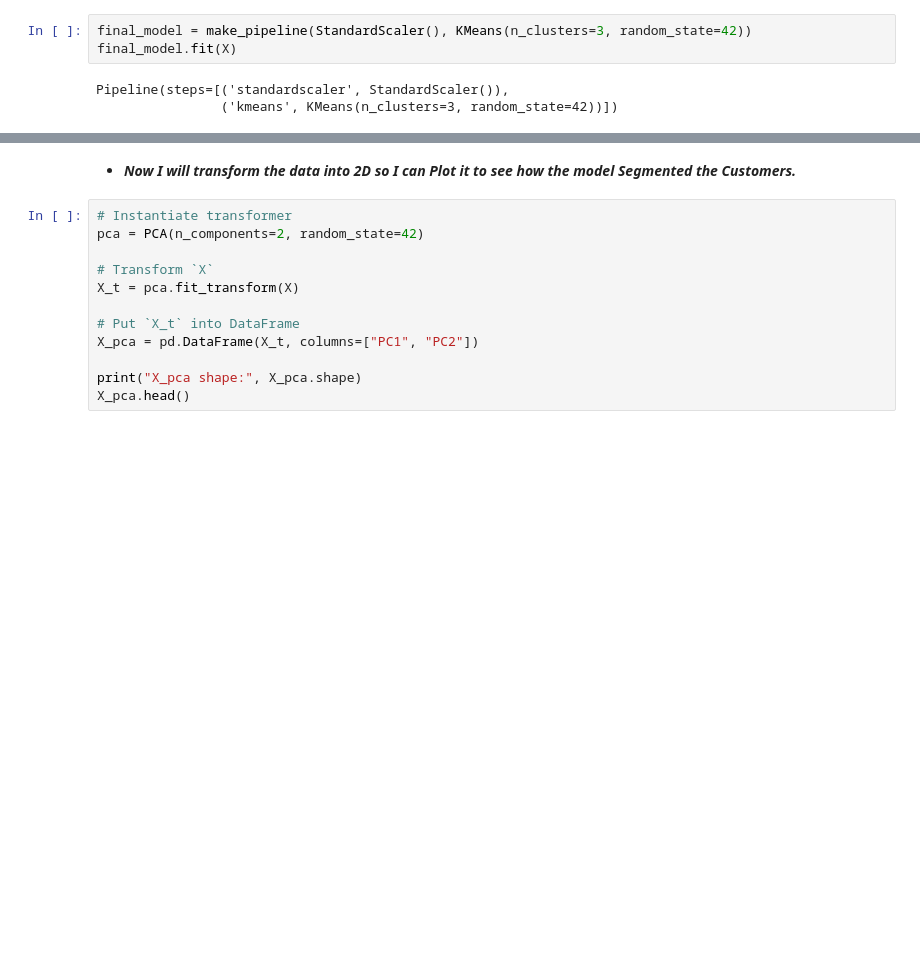
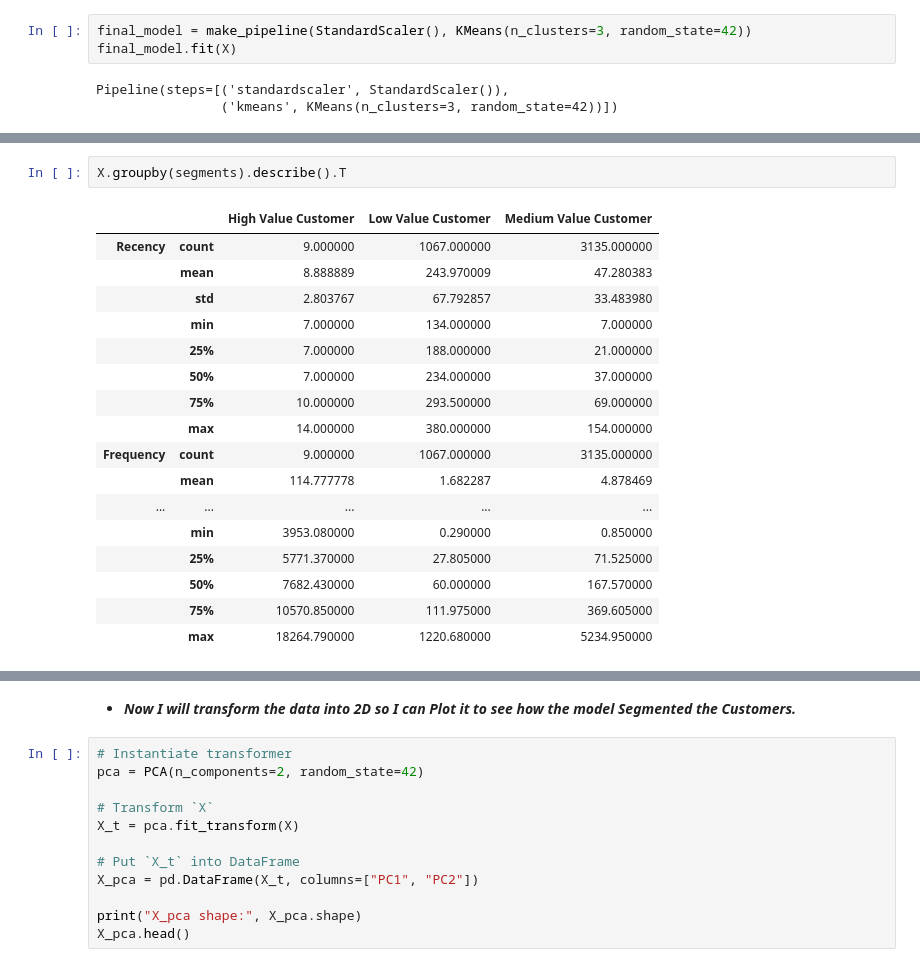
Before and after one commit to alaalmy-ahmed/Online-Retail-II, a Jupyter notebook: Clustering Analysis.ipynb, the cells around one changed output, grey strips where cells are left out. Saved outputs shown, nothing was run; the diff lists cells and outputs as text; blank space fills up the shorter version.

```diff
--- a/Clustering Analysis.ipynb
+++ b/Clustering Analysis.ipynb
@@ -128 +148,21 @@ xgb
+# %%
+X.groupby(segments).describe().T
+# %% [output]
+|  |  | High Value Customer | Low Value Customer | Medium Value Customer |
+| Recency | count | 9.000000 | 1067.000000 | 3135.000000 |
+|  | mean | 8.888889 | 243.970009 | 47.280383 |
+|  | std | 2.803767 | 67.792857 | 33.483980 |
+|  | min | 7.000000 | 134.000000 | 7.000000 |
+|  | 25% | 7.000000 | 188.000000 | 21.000000 |
+|  | 50% | 7.000000 | 234.000000 | 37.000000 |
+|  | 75% | 10.000000 | 293.500000 | 69.000000 |
+|  | max | 14.000000 | 380.000000 | 154.000000 |
+| Frequency | count | 9.000000 | 1067.000000 | 3135.000000 |
+|  | mean | 114.777778 | 1.682287 | 4.878469 |
+| ... | ... | ... | ... | ... |
+|  | min | 3953.080000 | 0.290000 | 0.850000 |
+|  | 25% | 5771.370000 | 27.805000 | 71.525000 |
+|  | 50% | 7682.430000 | 60.000000 | 167.570000 |
+|  | 75% | 10570.850000 | 111.975000 | 369.605000 |
+|  | max | 18264.790000 | 1220.680000 | 5234.950000 |
 # %%
```
Also changed, not shown: parts of 8 cells of this notebook, 10 other files.
